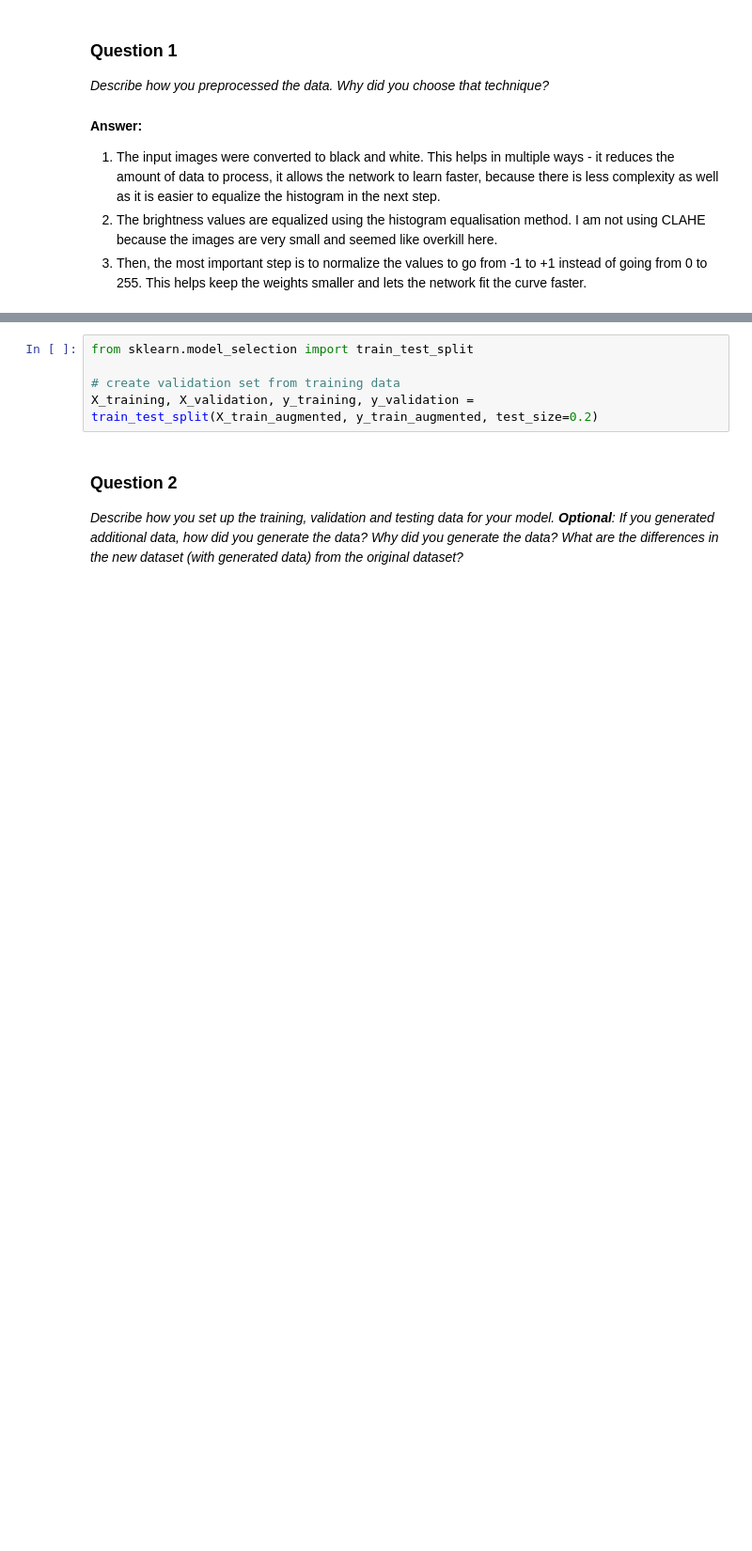
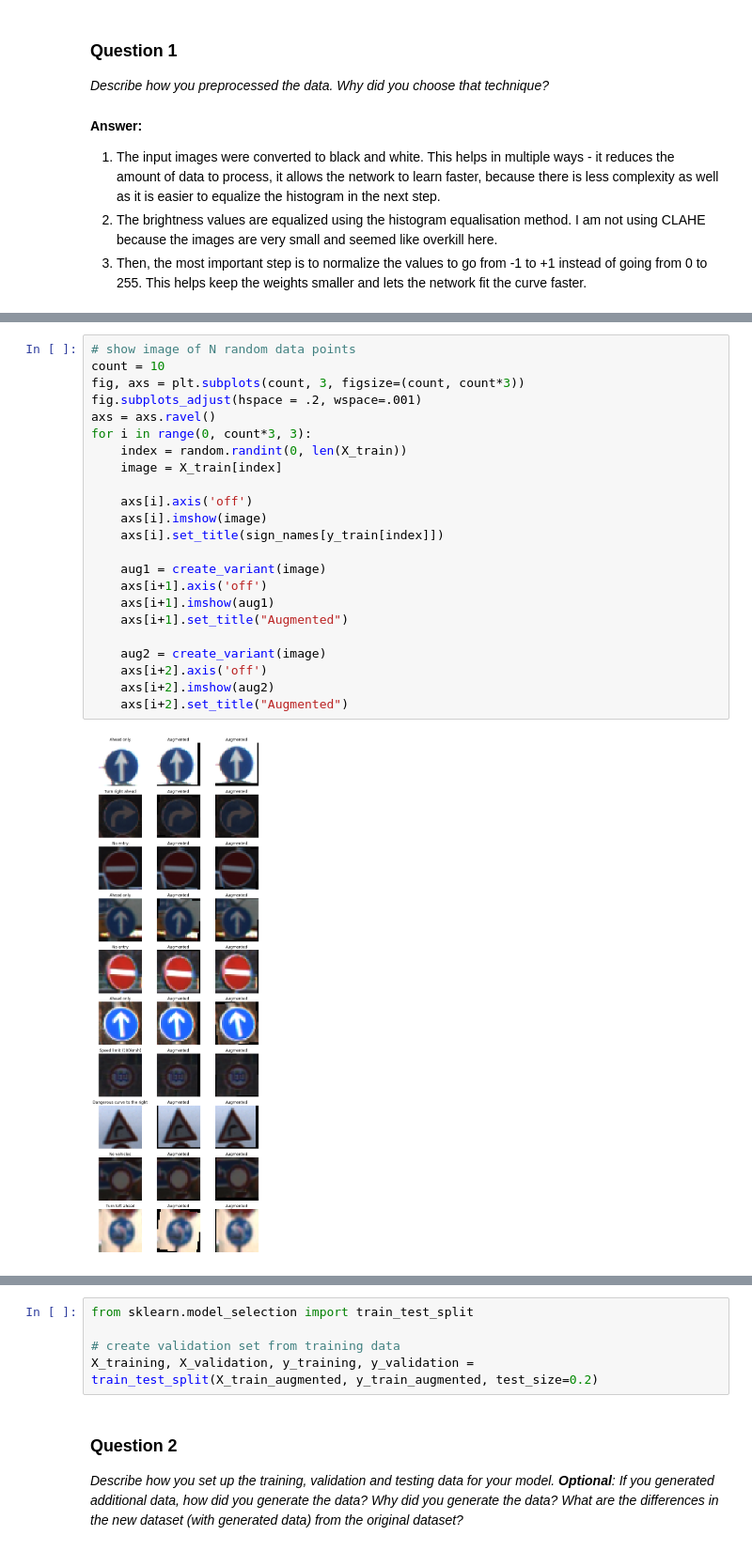
Before and after one commit to 361793842/CarND-Traffic-Sign-Classifier-Project, a Jupyter notebook: Traffic_Sign_Classifier.ipynb, the cells around one changed output, grey strips where cells are left out. Shown at 94% size. Saved outputs shown, nothing was run; the diff lists cells and outputs as text; blank space fills up the shorter version.

```diff
--- a/Traffic_Sign_Classifier.ipynb
+++ b/Traffic_Sign_Classifier.ipynb
@@ -192,3 +203,28 @@ _Describe how you preprocessed the data. Why did you choose that technique?_
+# %%
+# show image of N random data points
+count = 10
+fig, axs = plt.subplots(count, 3, figsize=(count, count*3))
+fig.subplots_adjust(hspace = .2, wspace=.001)
+axs = axs.ravel()
+for i in range(0, count*3, 3):
+    index = random.randint(0, len(X_train))
+    image = X_train[index]
+
+    axs[i].axis('off')
+    axs[i].imshow(image)
+    axs[i].set_title(sign_names[y_train[index]])
+
+    aug1 = create_variant(image)
+    axs[i+1].axis('off')
+    axs[i+1].imshow(aug1)
+    axs[i+1].set_title("Augmented")
+
+    aug2 = create_variant(image)
+    axs[i+2].axis('off')
+    axs[i+2].imshow(aug2)
+    axs[i+2].set_title("Augmented")
+# %% [output]
+[figure, added]
 # %%
 ### Generate data additional data (OPTIONAL!)
 ### and split the data into training/validation/testing sets here.
```
Also changed, not shown: parts of 12 cells of this notebook.
